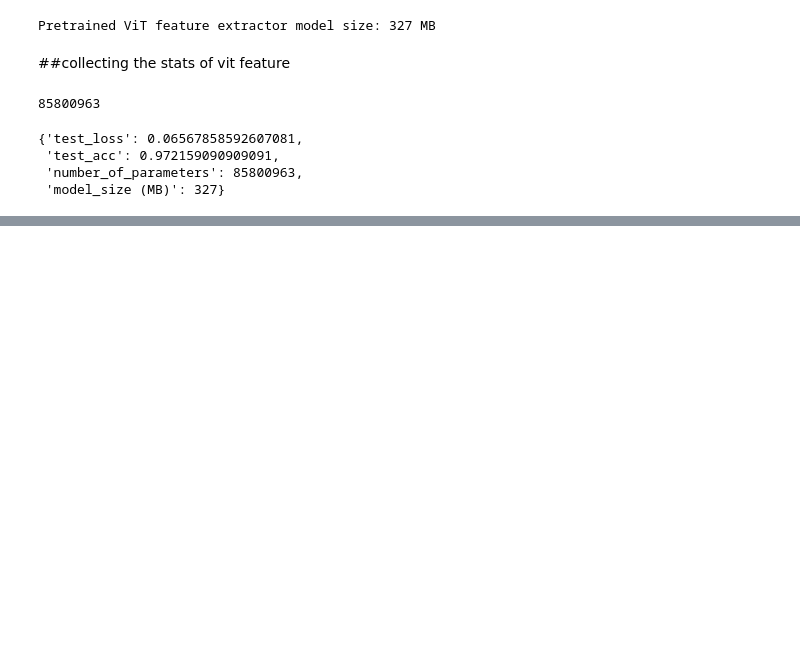
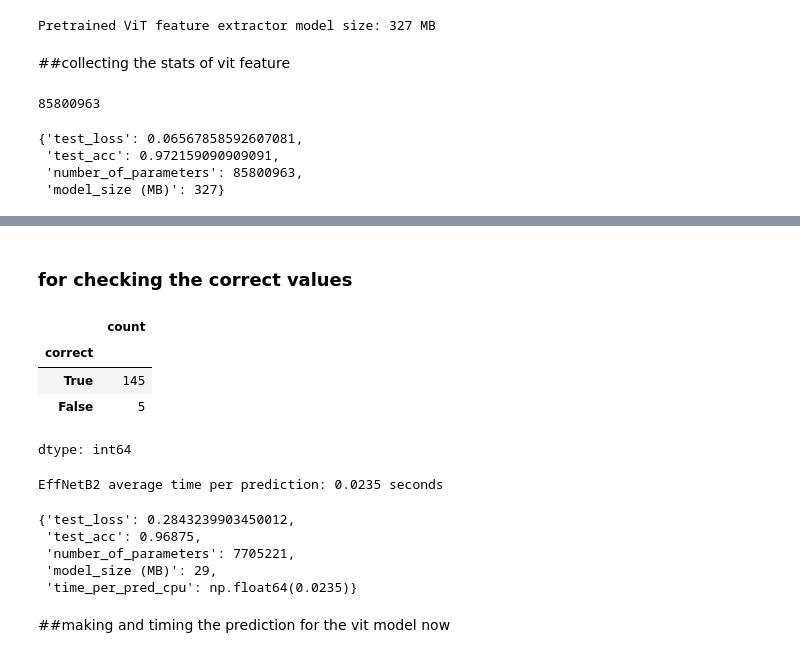
Before and after one commit to saim9211/DeepLearning, a Jupyter notebook: deployement_phase.ipynb, the cells around one changed output, grey strips where cells are left out. Cells and saved outputs as stored; diff of their text form; code cells hidden in the pictures; blank space fills up the shorter version.

```diff
--- a/deployement_phase.ipynb
+++ b/deployement_phase.ipynb
@@ -421,0 +543,28 @@ vit_stats
+# %% [markdown]
+### for checking the correct values
+# %%
+effnetb2_test_pred_df.correct.value_counts()
+# %% [output]
+|  | count |
+| correct |  |
+| True | 145 |
+| False | 5 |
+dtype: int64
+# %%
+# Find the average time per prediction
+effnetb2_average_time_per_pred = round(effnetb2_test_pred_df.time_for_pred.mean(), 4)
+print(f"EffNetB2 average time per prediction: {effnetb2_average_time_per_pred} seconds")
+# %% [output]
+EffNetB2 average time per prediction: 0.0235 seconds
+# %%
+# Add EffNetB2 average prediction time to stats dictionary
+effnetb2_stats["time_per_pred_cpu"] = effnetb2_average_time_per_pred
+effnetb2_stats
+# %% [output]
+{'test_loss': 0.2843239903450012,
+ 'test_acc': 0.96875,
+ 'number_of_parameters': 7705221,
+ 'model_size (MB)': 29,
+ 'time_per_pred_cpu': np.float64(0.0235)}
+# %% [markdown]
+##making and timing the prediction for the vit model now
```
Also changed, not shown: parts of 18 cells of this notebook.
